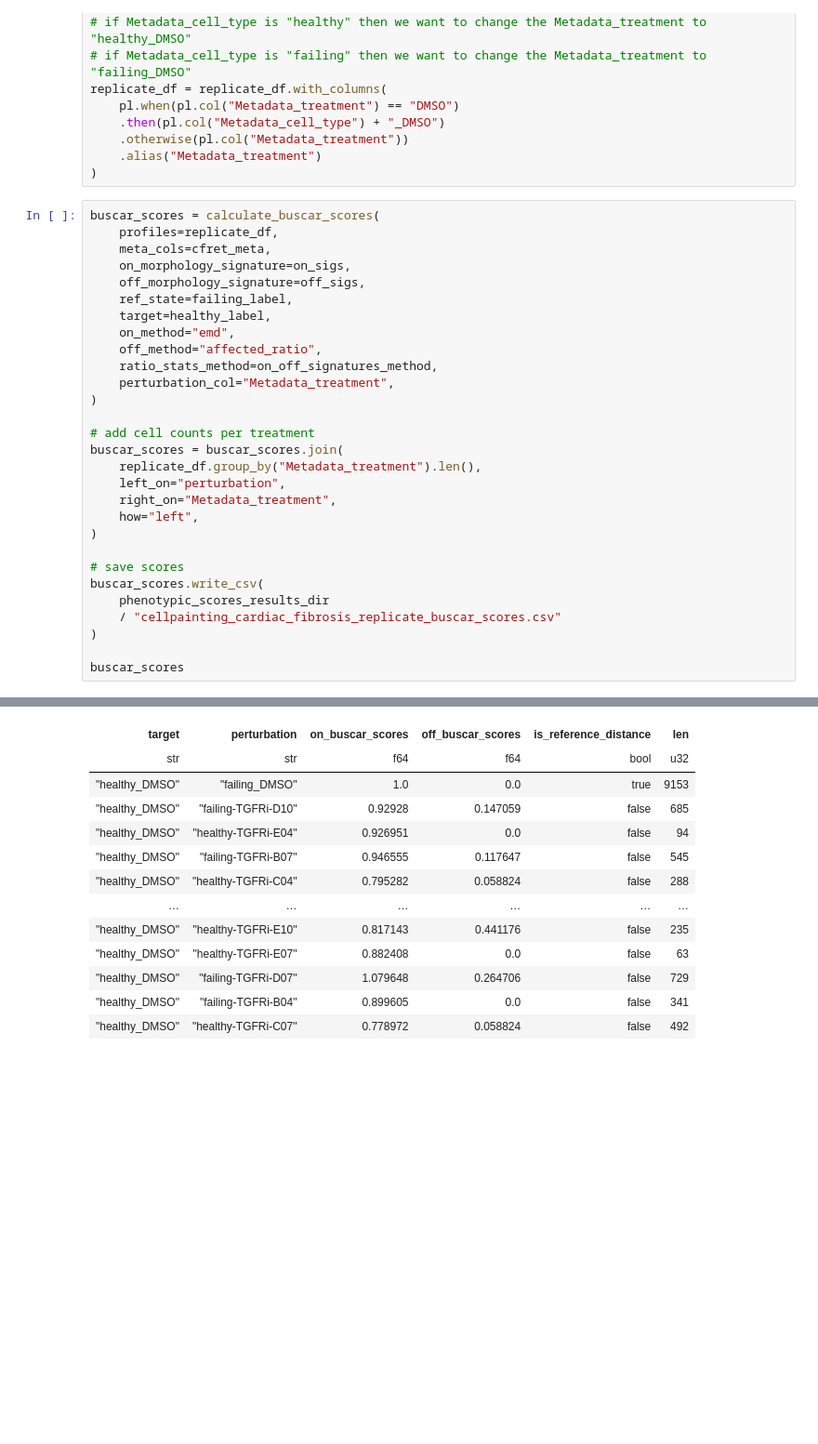
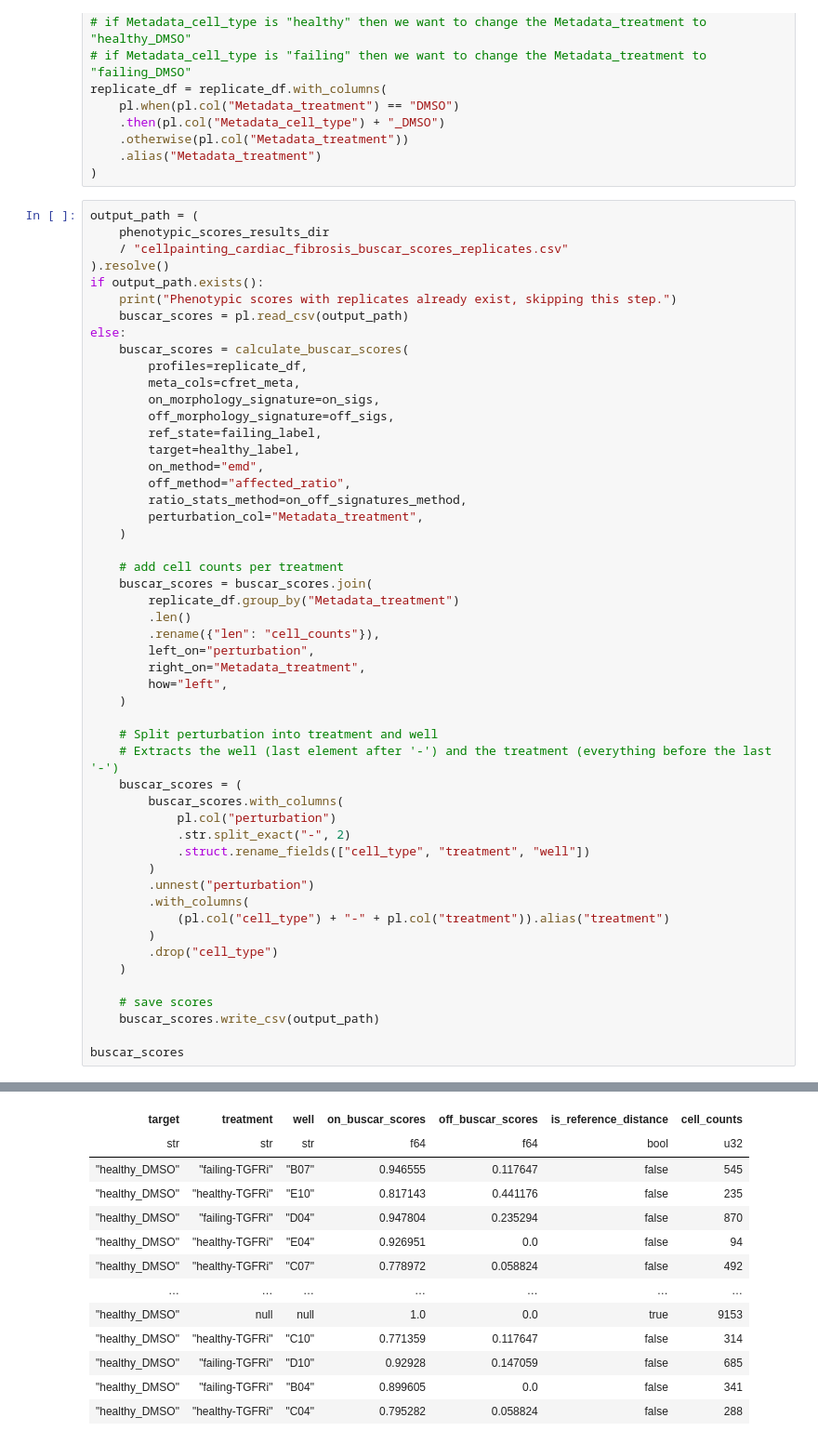
Before and after one commit to WayScience/buscar, a Jupyter notebook: notebooks/1.cfret-analysis/1.cfret-pilot-buscar-analysis.ipynb, the cells around one changed output, grey strips where cells are left out. Shown at 93% size. Cells and saved outputs as stored; diff of their text form; blank space fills up the shorter version.

```diff
--- a/notebooks/1.cfret-analysis/1.cfret-pilot-buscar-analysis.ipynb
+++ b/notebooks/1.cfret-analysis/1.cfret-pilot-buscar-analysis.ipynb
@@ -235,32 +241,54 @@ replicate_df = replicate_df.with_columns(
     .alias("Metadata_treatment")
 )
 # %%
-buscar_scores = calculate_buscar_scores(
-    profiles=replicate_df,
-    meta_cols=cfret_meta,
-    on_morphology_signature=on_sigs,
-    off_morphology_signature=off_sigs,
-    ref_state=failing_label,
-    target=healthy_label,
-    on_method="emd",
-    off_method="affected_ratio",
-    ratio_stats_method=on_off_signatures_method,
-    perturbation_col="Metadata_treatment",
-)
+output_path = (
+    phenotypic_scores_results_dir
+    / "cellpainting_cardiac_fibrosis_buscar_scores_replicates.csv"
+).resolve()
+if output_path.exists():
+    print("Phenotypic scores with replicates already exist, skipping this step.")
+    buscar_scores = pl.read_csv(output_path)
+else:
+    buscar_scores = calculate_buscar_scores(
+        profiles=replicate_df,
+        meta_cols=cfret_meta,
+        on_morphology_signature=on_sigs,
+        off_morphology_signature=off_sigs,
+        ref_state=failing_label,
+        target=healthy_label,
+        on_method="emd",
+        off_method="affected_ratio",
+        ratio_stats_method=on_off_signatures_method,
+        perturbation_col="Metadata_treatment",
+    )
 
-# add cell counts per treatment
-buscar_scores = buscar_scores.join(
-    replicate_df.group_by("Metadata_treatment").len(),
-    left_on="perturbation",
-    right_on="Metadata_treatment",
-    how="left",
-)
+    # add cell counts per treatment
+    buscar_scores = buscar_scores.join(
+        replicate_df.group_by("Metadata_treatment")
+        .len()
+        .rename({"len": "cell_counts"}),
+        left_on="perturbation",
+        right_on="Metadata_treatment",
+        how="left",
+    )
 
-# save scores
-buscar_scores.write_csv(
-    phenotypic_scores_results_dir
-    / "cellpainting_cardiac_fibrosis_replicate_buscar_scores.csv"
-)
+    # Split perturbation into treatment and well
+    # Extracts the well (last element after '-') and the treatment (everything before the last '-')
+    buscar_scores = (
+        buscar_scores.with_columns(
+            pl.col("perturbation")
+            .str.split_exact("-", 2)
+            .struct.rename_fields(["cell_type", "treatment", "well"])
+        )
+        .unnest("perturbation")
+        .with_columns(
+            (pl.col("cell_type") + "-" + pl.col("treatment")).alias("treatment")
+        )
+        .drop("cell_type")
+    )
+
+    # save scores
+    buscar_scores.write_csv(output_path)
 
 buscar_scores
 # %% [output]
@@ -268,13 +296,13 @@ shape: (13, 6)
-| target | perturbation | on_buscar_scores | off_buscar_scores | is_reference_distance | len |
-| str | str | f64 | f64 | bool | u32 |
-| "healthy_DMSO" | "failing_DMSO" | 1.0 | 0.0 | true | 9153 |
-| "healthy_DMSO" | "failing-TGFRi-D10" | 0.92928 | 0.147059 | false | 685 |
-| "healthy_DMSO" | "healthy-TGFRi-E04" | 0.926951 | 0.0 | false | 94 |
-| "healthy_DMSO" | "failing-TGFRi-B07" | 0.946555 | 0.117647 | false | 545 |
-| "healthy_DMSO" | "healthy-TGFRi-C04" | 0.795282 | 0.058824 | false | 288 |
-| … | … | … | … | … | … |
-| "healthy_DMSO" | "healthy-TGFRi-E10" | 0.817143 | 0.441176 | false | 235 |
-| "healthy_DMSO" | "healthy-TGFRi-E07" | 0.882408 | 0.0 | false | 63 |
-| "healthy_DMSO" | "failing-TGFRi-D07" | 1.079648 | 0.264706 | false | 729 |
-| "healthy_DMSO" | "failing-TGFRi-B04" | 0.899605 | 0.0 | false | 341 |
-| "healthy_DMSO" | "healthy-TGFRi-C07" | 0.778972 | 0.058824 | false | 492 |
+| target | treatment | well | on_buscar_scores | off_buscar_scores | is_reference_distance | cell_counts |
+| str | str | str | f64 | f64 | bool | u32 |
+| "healthy_DMSO" | "failing-TGFRi" | "B07" | 0.946555 | 0.117647 | false | 545 |
+| "healthy_DMSO" | "healthy-TGFRi" | "E10" | 0.817143 | 0.441176 | false | 235 |
+| "healthy_DMSO" | "failing-TGFRi" | "D04" | 0.947804 | 0.235294 | false | 870 |
+| "healthy_DMSO" | "healthy-TGFRi" | "E04" | 0.926951 | 0.0 | false | 94 |
+| "healthy_DMSO" | "healthy-TGFRi" | "C07" | 0.778972 | 0.058824 | false | 492 |
+| … | … | … | … | … | … | … |
+| "healthy_DMSO" | null | null | 1.0 | 0.0 | true | 9153 |
+| "healthy_DMSO" | "healthy-TGFRi" | "C10" | 0.771359 | 0.117647 | false | 314 |
+| "healthy_DMSO" | "failing-TGFRi" | "D10" | 0.92928 | 0.147059 | false | 685 |
+| "healthy_DMSO" | "failing-TGFRi" | "B04" | 0.899605 | 0.0 | false | 341 |
+| "healthy_DMSO" | "healthy-TGFRi" | "C04" | 0.795282 | 0.058824 | false | 288 |
```
Also changed, not shown: parts of 3 cells of this notebook, 1 other file.
